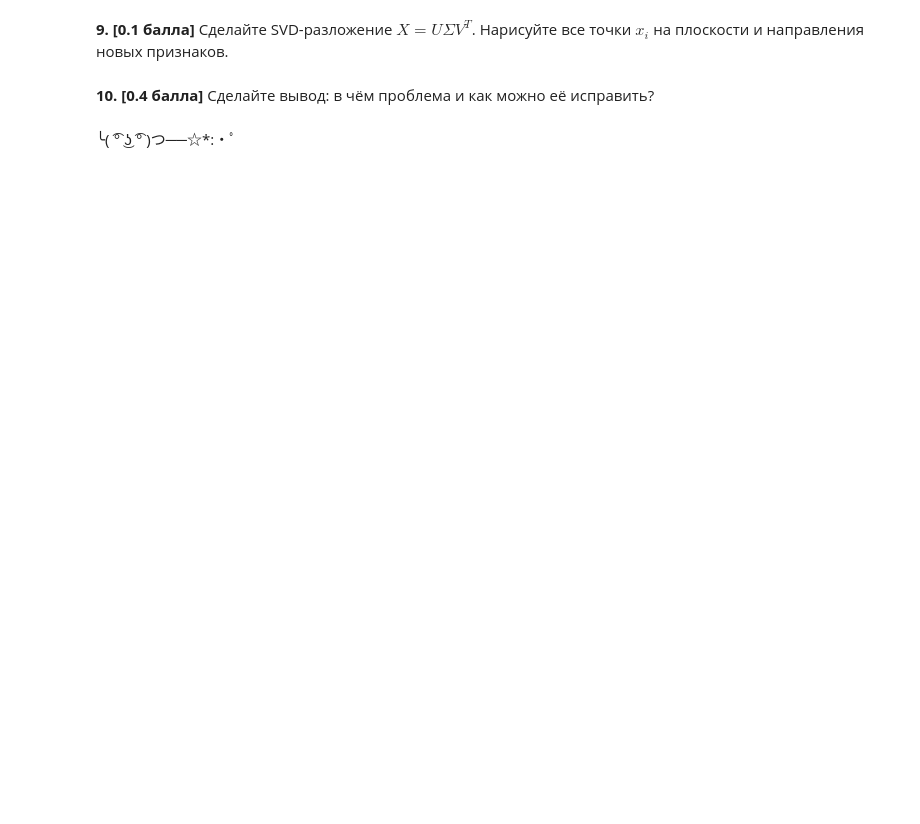
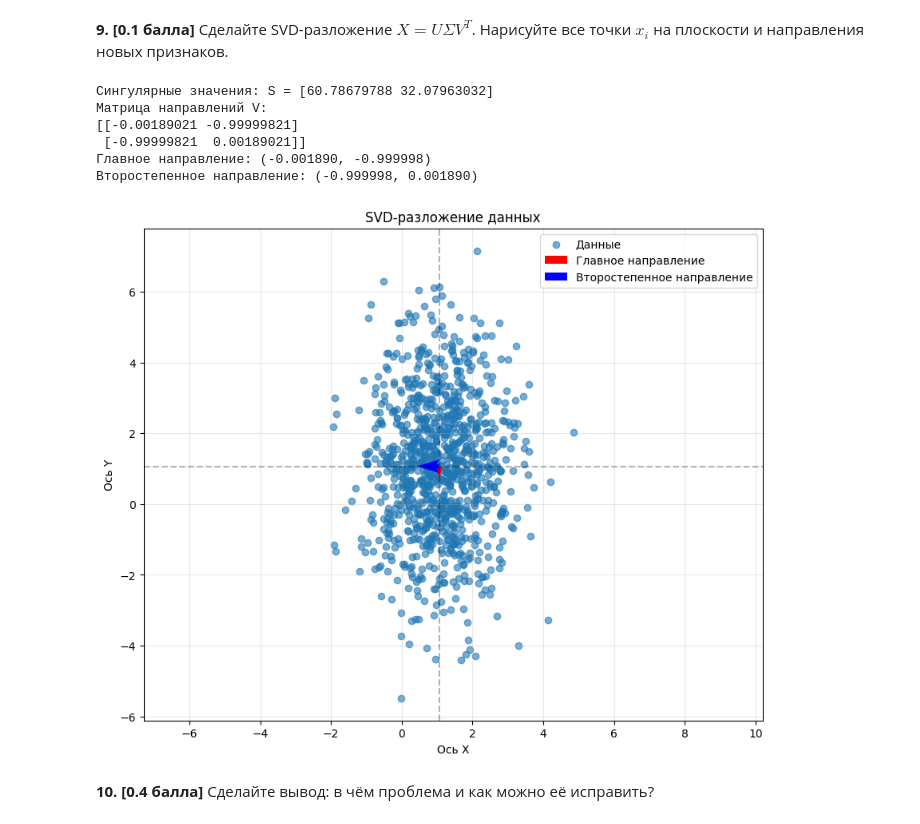
Before and after one commit to emelvv/hse-linal, a Jupyter notebook: ЛР3/homework-practice-03-linregr-Emelianov.ipynb.ipynb, the cells around one changed output. Saved outputs shown, nothing was run; the diff lists cells and outputs as text; code cells hidden in the pictures; blank space fills up the shorter version.

```diff
--- a/ЛР3/homework-practice-03-linregr-Emelianov.ipynb.ipynb
+++ b/ЛР3/homework-practice-03-linregr-Emelianov.ipynb.ipynb
@@ -939,2 +1134,13 @@ $$\Sigma = \begin{pmatrix}
+# %%
+import numpy as np
+
+
+mean = np.array([1, 1])
+cov = np.array([[1, 0], [0, 4]])
+sample_size = 1000
+
+
+np.random.seed(42)
+data = np.random.multivariate_normal(mean, cov, sample_size)
 # %% [markdown]
 **8. [0.2 балла]** Очевидно, что "интересными" для этого датасета направлениями будут направления полуосей эллипса-облака точек. Глядя только на матрицу $\Sigma$, определите, что это будут за направления? Поясните свой ответ.
@@ -947,4 +1165,52 @@ $$\Sigma = \begin{pmatrix}
+# %%
+
+centered_data = data - np.mean(data, axis=0)
+
+
+U, S, Vt = np.linalg.svd(centered_data, full_matrices=False)
+V = Vt.T
+
+plt.figure(figsize=(10, 8))
+
+plt.scatter(data[:, 0], data[:, 1], alpha=0.6, label='Данные')
+
+center = np.mean(data, axis=0)
+
+scale = 3 * S / np.max(S)
+
+plt.quiver(center[0], center[1], V[0, 0], V[1, 0],
+           scale=scale[0], color='r', width=0.01,
+           angles='xy', scale_units='xy', label='Главное направление')
+
+
+plt.quiver(center[0], center[1], V[0, 1], V[1, 1],
+           scale=scale[1], color='b', width=0.01,
+           angles='xy', scale_units='xy', label='Второстепенное направление')
+
+plt.title('SVD-разложение данных')
+plt.xlabel('Ось X')
+plt.ylabel('Ось Y')
+plt.axhline(center[1], color='k', linestyle='--', alpha=0.3)
+plt.axvline(center[0], color='k', linestyle='--', alpha=0.3)
+plt.grid(alpha=0.3)
+plt.legend()
+plt.axis('equal')
+
+
+print(f"Сингулярные значения: S = {S}")
+print(f"Матрица направлений V:")
+print(V)
+print(f"Главное направление: ({V[0, 0]:.6f}, {V[1, 0]:.6f})")
+print(f"Второстепенное направление: ({V[0, 1]:.6f}, {V[1, 1]:.6f})")
+
+plt.show()
+# %% [output]
+Сингулярные значения: S = [60.78679788 32.07963032]
+Матрица направлений V:
+[[-0.00189021 -0.99999821]
+ [-0.99999821  0.00189021]]
+Главное направление: (-0.001890, -0.999998)
+Второстепенное направление: (-0.999998, 0.001890)
+[figure, added]
 # %% [markdown]
 **10. [0.4 балла]** Сделайте вывод: в чём проблема и как можно её исправить?
-# %% [markdown]
-╰( ͡° ͜ʖ ͡° )つ──☆*:・ﾟ
```
Also changed, not shown: parts of 19 cells of this notebook.
